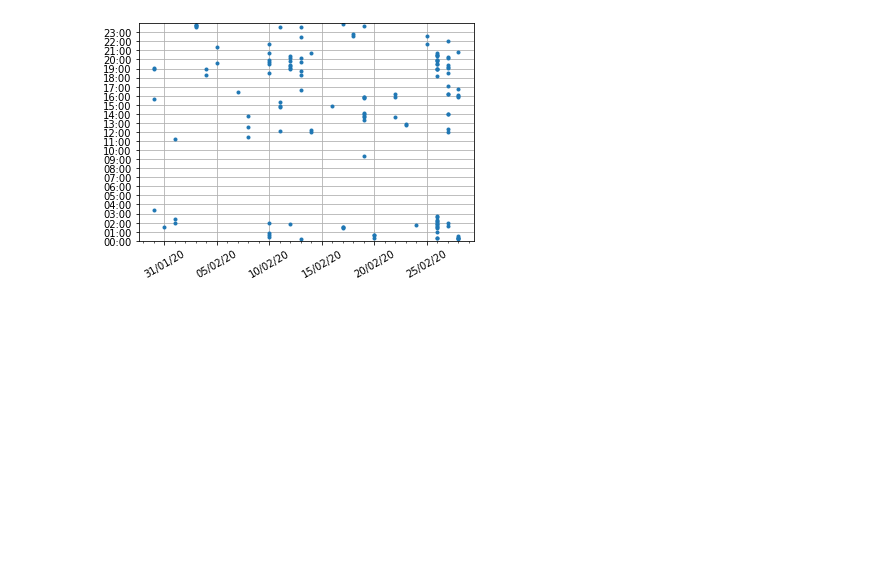
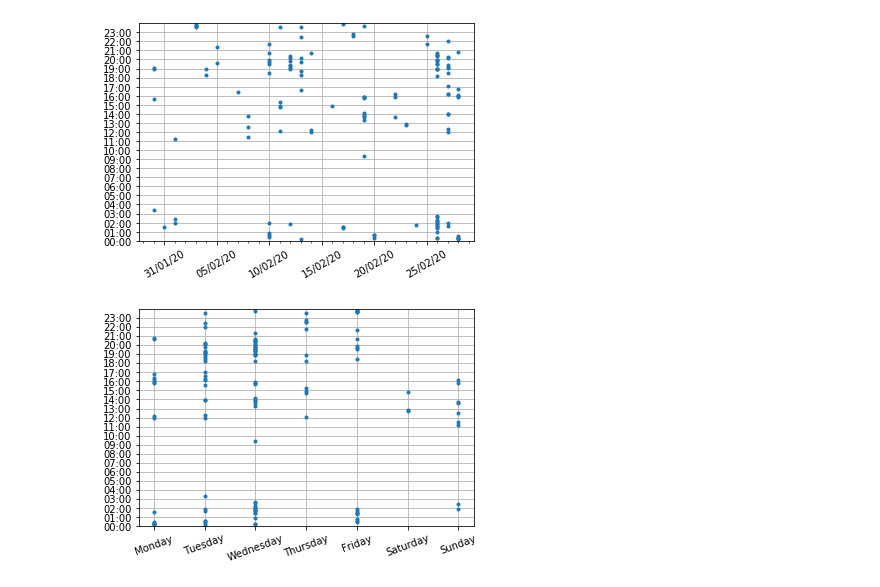
Before and after one commit to mikhailnefedov/VisComAct, a Jupyter notebook: visualization.ipynb, the cells around one changed output. Cells and saved outputs as stored; diff of their text form; code cells hidden in the pictures; blank space fills up the shorter version.

Commit message:
Add plot
Plot Comment time against weekday

```diff
--- a/visualization.ipynb
+++ b/visualization.ipynb
@@ -46,3 +46,28 @@ plt.grid(True)
 plt.show()
 # %% [output]
 [figure]
+# %%
+import calendar
+
+def getWeekday(date):
+    day = dt.datetime.strptime(date, '%d %m %y').weekday()
+    return calendar.day_name[day]
+# %%
+day_data = []
+
+for day in day_pre_data:
+    day_str = day.replace(".", " ")
+    day_data.append(getWeekday(day_str))
+# %%
+fig, ax = plt.subplots()
+plt.gca().set_xticklabels( \
+    ['Monday', 'Tuesday', 'Wednesday', 'Thursday', 'Friday', 'Saturday', 'Sunday']);
+plt.plot_date(day_data, time_data, ".")
+ax.xaxis.set_tick_params(rotation=20, labelsize=10)
+ax.yaxis.set_major_locator(mpl.dates.HourLocator())
+ax.yaxis.set_major_formatter(mpl.dates.DateFormatter('%H:%M'))
+plt.ylim(dtobj_start, dtobj_end)
+plt.grid(True)
+plt.show()
+# %% [output]
+[figure, added]
```
